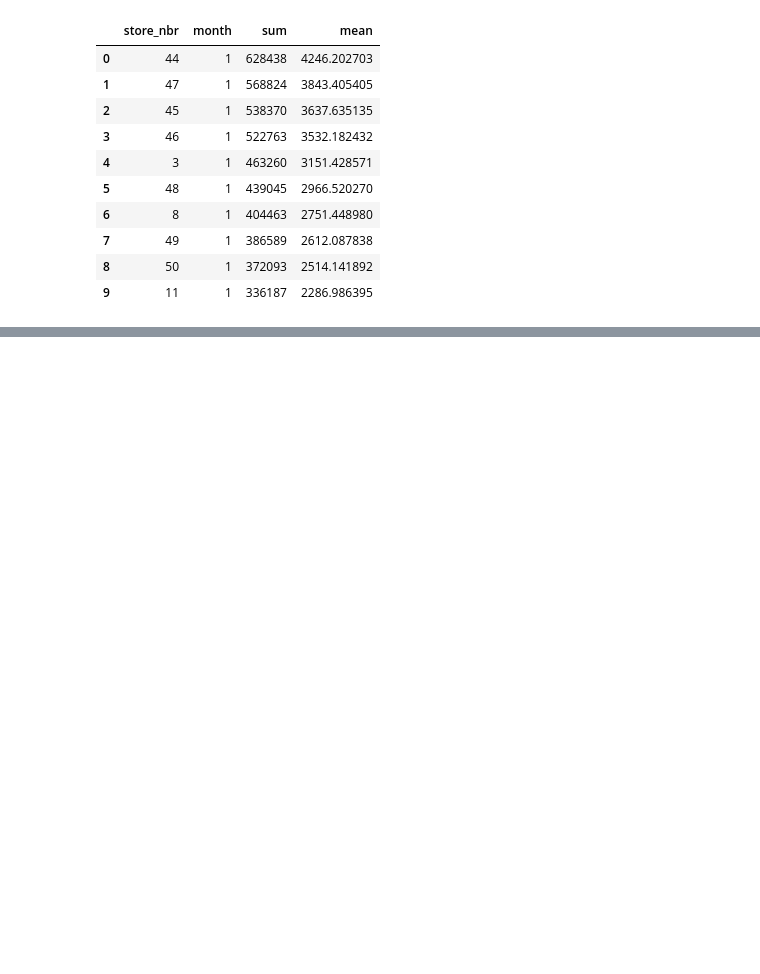
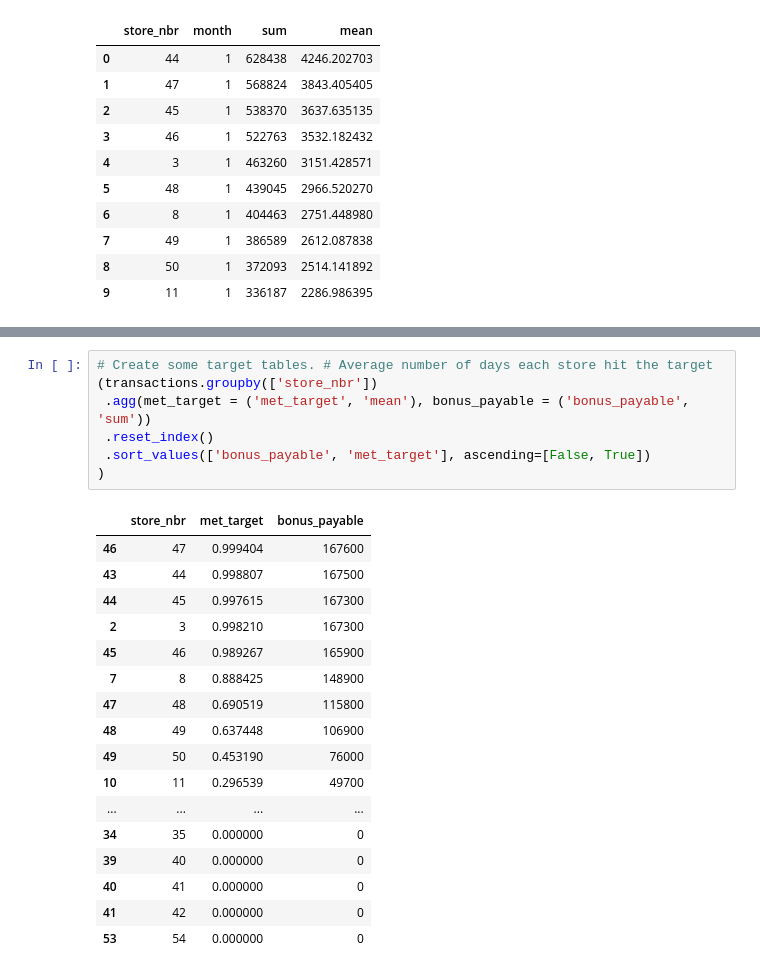
Before and after one commit to tessam30/analyze_this, a Jupyter notebook: Scripts/aggregation.ipynb, the cells around one changed output, grey strips where cells are left out. Saved outputs shown, nothing was run; the diff lists cells and outputs as text; blank space fills up the shorter version.

```diff
--- a/Scripts/aggregation.ipynb
+++ b/Scripts/aggregation.ipynb
@@ -168,0 +178,25 @@ grouped.droplevel(0, axis = 1).reset_index().head(10)
+# %%
+# Create some target tables. # Average number of days each store hit the target
+(transactions.groupby(['store_nbr'])
+ .agg(met_target = ('met_target', 'mean'), bonus_payable = ('bonus_payable', 'sum'))
+ .reset_index()
+ .sort_values(['bonus_payable', 'met_target'], ascending=[False, True])
+)
+# %% [output]
+|  | store_nbr | met_target | bonus_payable |
+| 46 | 47 | 0.999404 | 167600 |
+| 43 | 44 | 0.998807 | 167500 |
+| 44 | 45 | 0.997615 | 167300 |
+| 2 | 3 | 0.998210 | 167300 |
+| 45 | 46 | 0.989267 | 165900 |
+| 7 | 8 | 0.888425 | 148900 |
+| 47 | 48 | 0.690519 | 115800 |
+| 48 | 49 | 0.637448 | 106900 |
+| 49 | 50 | 0.453190 | 76000 |
+| 10 | 11 | 0.296539 | 49700 |
+| ... | ... | ... | ... |
+| 34 | 35 | 0.000000 | 0 |
+| 39 | 40 | 0.000000 | 0 |
+| 40 | 41 | 0.000000 | 0 |
+| 41 | 42 | 0.000000 | 0 |
+| 53 | 54 | 0.000000 | 0 |
```
Also changed, not shown: parts of 9 cells of this notebook, 1 other file.
